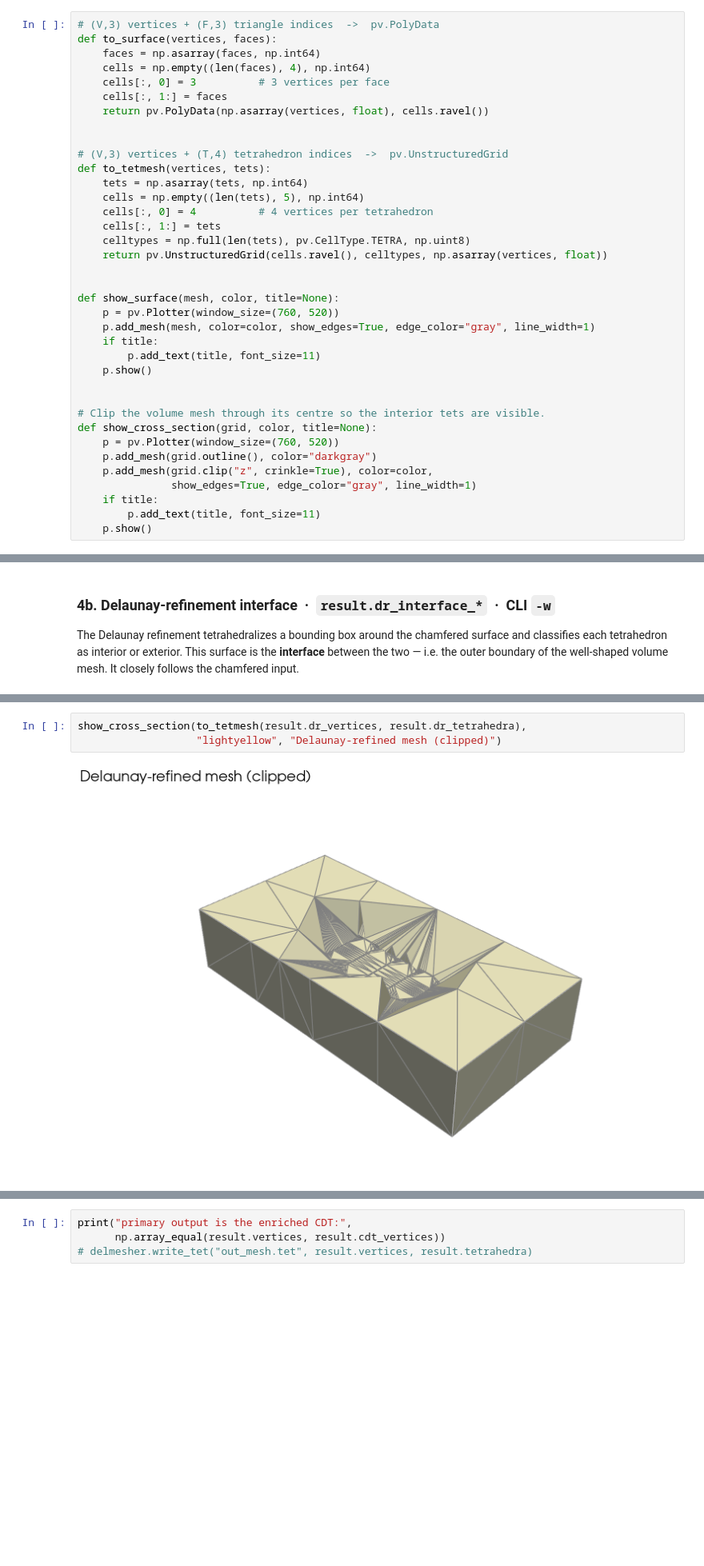
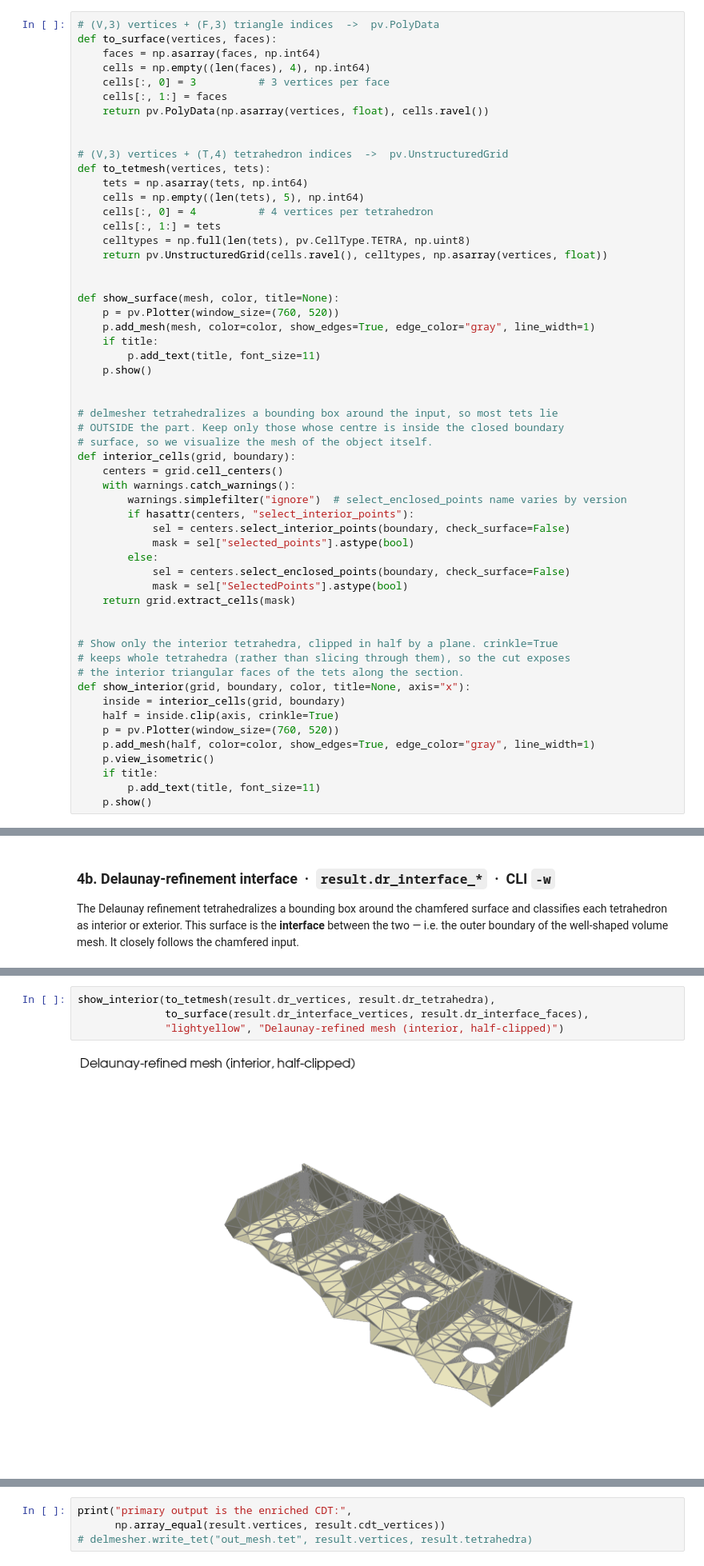
Before and after one commit to MarcoAttene/DelOptim, a Jupyter notebook: examples/delmesher_demo.ipynb, the cells around one changed output, grey strips where cells are left out. Shown at 80% size. Cells and saved outputs as stored; diff of their text form; blank space fills up the shorter version.

```diff
--- a/examples/delmesher_demo.ipynb
+++ b/examples/delmesher_demo.ipynb
@@ -68,12 +72,31 @@ def show_surface(mesh, color, title=None):
     p.show()
 
 
-# Clip the volume mesh through its centre so the interior tets are visible.
-def show_cross_section(grid, color, title=None):
+# delmesher tetrahedralizes a bounding box around the input, so most tets lie
+# OUTSIDE the part. Keep only those whose centre is inside the closed boundary
+# surface, so we visualize the mesh of the object itself.
+def interior_cells(grid, boundary):
+    centers = grid.cell_centers()
+    with warnings.catch_warnings():
+        warnings.simplefilter("ignore")  # select_enclosed_points name varies by version
+        if hasattr(centers, "select_interior_points"):
+            sel = centers.select_interior_points(boundary, check_surface=False)
+            mask = sel["selected_points"].astype(bool)
+        else:
+            sel = centers.select_enclosed_points(boundary, check_surface=False)
+            mask = sel["SelectedPoints"].astype(bool)
+    return grid.extract_cells(mask)
+
+
+# Show only the interior tetrahedra, clipped in half by a plane. crinkle=True
+# keeps whole tetrahedra (rather than slicing through them), so the cut exposes
+# the interior triangular faces of the tets along the section.
+def show_interior(grid, boundary, color, title=None, axis="x"):
+    inside = interior_cells(grid, boundary)
+    half = inside.clip(axis, crinkle=True)
     p = pv.Plotter(window_size=(760, 520))
-    p.add_mesh(grid.outline(), color="darkgray")
-    p.add_mesh(grid.clip("z", crinkle=True), color=color,
-               show_edges=True, edge_color="gray", line_width=1)
+    p.add_mesh(half, color=color, show_edges=True, edge_color="gray", line_width=1)
+    p.view_isometric()
     if title:
         p.add_text(title, font_size=11)
     p.show()
@@ -185,8 +209,9 @@ that is what the next stage fixes.
 # %%
-show_cross_section(to_tetmesh(result.dr_vertices, result.dr_tetrahedra),
-                   "lightyellow", "Delaunay-refined mesh (clipped)")
+show_interior(to_tetmesh(result.dr_vertices, result.dr_tetrahedra),
+              to_surface(result.dr_interface_vertices, result.dr_interface_faces),
+              "lightyellow", "Delaunay-refined mesh (interior, half-clipped)")
 # %% [output]
-[figure, old version]
+[figure, new version]
 # %% [markdown]
 ### 4d. Enriched CDT — the final mesh &nbsp;·&nbsp; `result.cdt_*` &nbsp;·&nbsp; CLI `-z`
 
```
Also changed, not shown: parts of 5 cells of this notebook.
